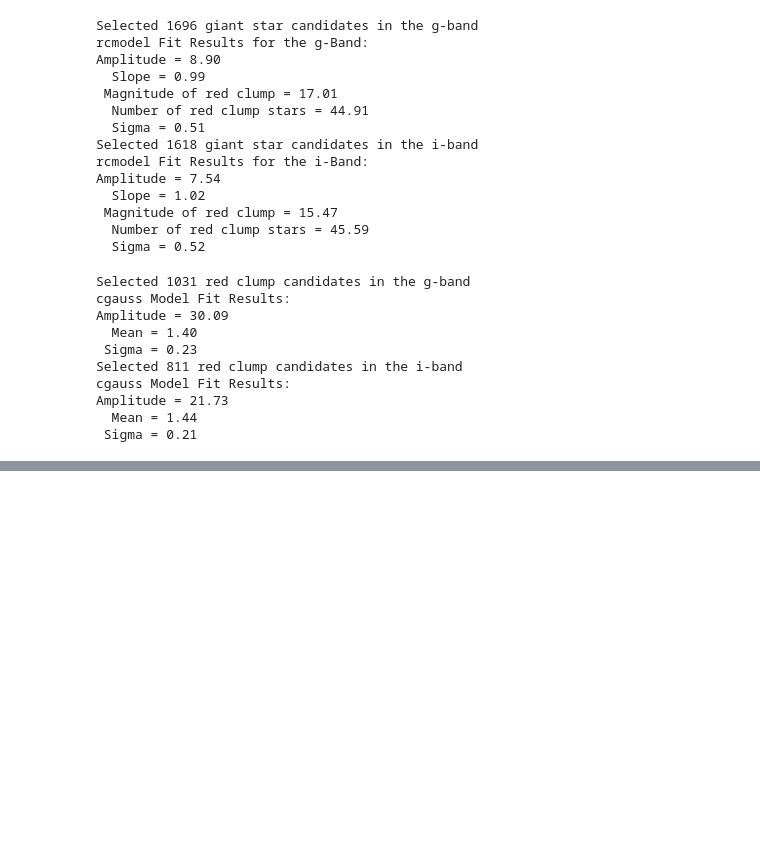
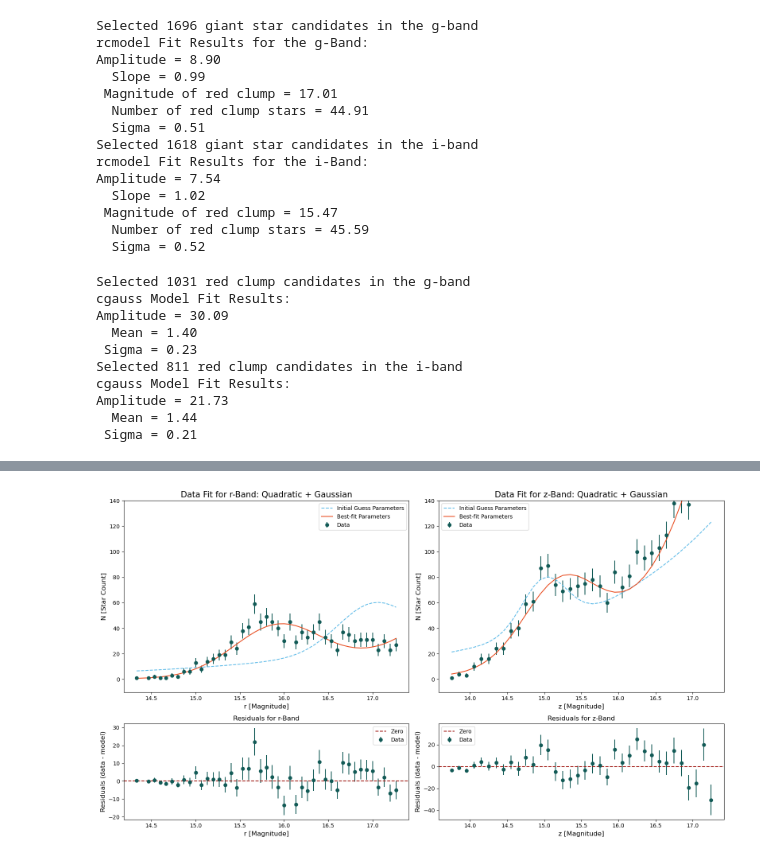
Before and after one commit to NireAstro/SURP2025, a Jupyter notebook: fit_models_N9/refined_rcfit_all_n9.ipynb, the cells around one changed output, grey strips where cells are left out. Drawn from its saved outputs; the diff is of its cells as text; code cells hidden in the pictures; blank space fills up the shorter version.

```diff
--- a/fit_models_N9/refined_rcfit_all_n9.ipynb
+++ b/fit_models_N9/refined_rcfit_all_n9.ipynb
@@ -898,0 +1026,60 @@ Amplitude = 21.73
+# %%
+# === Compute Residuals for rcmodel (r- and z-band)
+model_vals_0 = rcmodel_r(bin_centers_m0, *par_0)
+residuals_0 = hist_counts_m0 - model_vals_0
+
+model_vals_0z = rcmodel_z(bin_centers_m0z, *par_0z)
+residuals_0z = hist_counts_m0z - model_vals_0z
+# %%
+# === rcmodel fit Plots (r- and z-band) ===
+# Create figure with total height = 6 + 3 = 9, width = 16
+fig = plt.figure(figsize=(16, 9))
+gs = gridspec.GridSpec(2, 2, height_ratios=[6, 3])  # Top row taller than bottom
+
+# === Top-left: r-band data fit ===
+ax1 = fig.add_subplot(gs[0, 0])
+ax1.errorbar(bin_centers_m0, hist_counts_m0, yerr=np.sqrt(hist_counts_m0), fmt='o', color = '#125A56', marker = 'o',
+             label='Data')
+ax1.plot(bin_centers_m0, rcmodel_r(bin_centers_m0, *initial_guess_2), '#60BCE9', linestyle = '--', label='Initial Guess Parameters')
+ax1.plot(bin_centers_m0, rcmodel_r(bin_centers_m0, *par_0), '#E94C1F', label='Best-fit Parameters')
+ax1.set_ylim(-10, 140)
+ax1.set_xlabel(f"{magnitude_band_1} [Magnitude]", fontsize = 12)
+ax1.set_ylabel("N [Star Count]", fontsize = 12)
+ax1.set_title("Data Fit for r-Band: Quadratic + Gaussian", fontsize = 15)
+ax1.legend(loc='best')
+
+# === Top-right: z-band data fit ===
+ax2 = fig.add_subplot(gs[0, 1])
+ax2.errorbar(bin_centers_m0z, hist_counts_m0z, yerr=np.sqrt(hist_counts_m0z), fmt='o', color = '#125A56', marker = 'o',
+             label='Data')
+ax2.plot(bin_centers_m0z, rcmodel_z(bin_centers_m0z, *initial_guess_0),'#60BCE9', linestyle = '--', label='Initial Guess Parameters')
+ax2.plot(bin_centers_m0z, rcmodel_z(bin_centers_m0z, *par_0z), '#E94C1F', label='Best-fit Parameters')
+ax2.set_ylim(-10, 140)
+ax2.set_xlabel(f"{color_band_2} [Magnitude]", fontsize = 12)
+ax2.set_ylabel("N [Star Count]", fontsize = 12)
+ax2.set_title("Data Fit for z-Band: Quadratic + Gaussian", fontsize = 15)
+ax2.legend(loc='best')
+
+# === Bottom-left: residuals for r-band ===
+ax3 = fig.add_subplot(gs[1, 0])
+ax3.errorbar(bin_centers_m0, residuals_0, yerr=np.sqrt(hist_counts_m0), fmt='o', color = '#125A56', marker = 'o', label='Data')
+ax3.axhline(0, color='#A01813', linestyle='--', label='Zero')
+ax3.set_xlabel(f"{magnitude_band_1} [Magnitude]", fontsize = 12)
+ax3.set_ylabel("Residuals (data - model)", fontsize = 12)
+ax3.set_title("Residuals for r-Band", fontsize = 12)
+ax3.legend(loc='best')
+
+# === Bottom-right: residuals for z-band ===
+ax4 = fig.add_subplot(gs[1, 1])
+ax4.errorbar(bin_centers_m0z, residuals_0z, yerr=np.sqrt(hist_counts_m0z), fmt='o', color = '#125A56', marker = 'o', label='Data')
+ax4.axhline(0, color='#A01813', linestyle='--', label='Zero')
+ax4.set_xlabel(f"{color_band_2} [Magnitude]", fontsize = 12)
+ax4.set_ylabel("Residuals (data - model)", fontsize = 12)
+ax4.set_title("Residuals for z-Band", fontsize = 12)
+ax4.legend(loc='best')
+
+plt.tight_layout()
+#plt.savefig('figures/rz_rcfit_sub4.png')
+plt.show()
+# %% [output]
+[figure, added]
```
Also changed, not shown: parts of 6 cells of this notebook, 15 other files.
